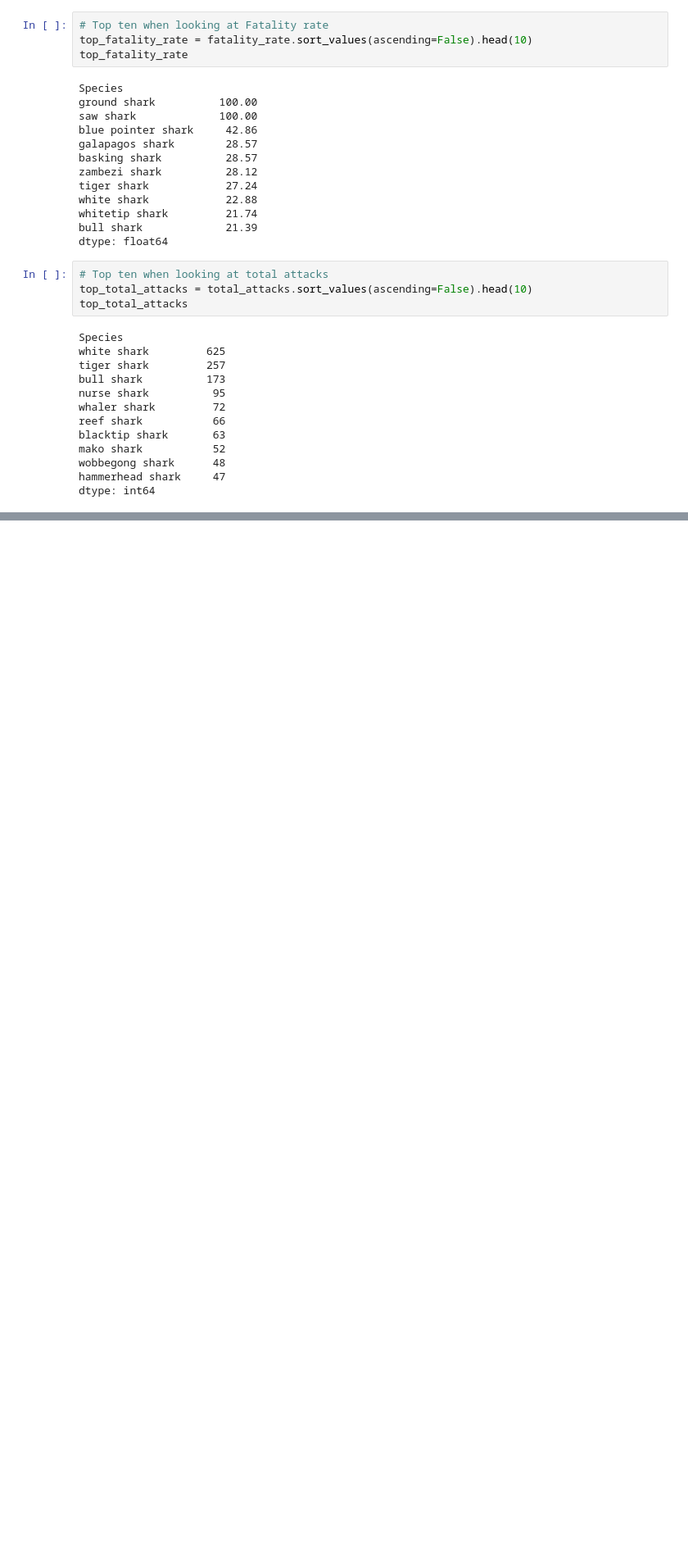
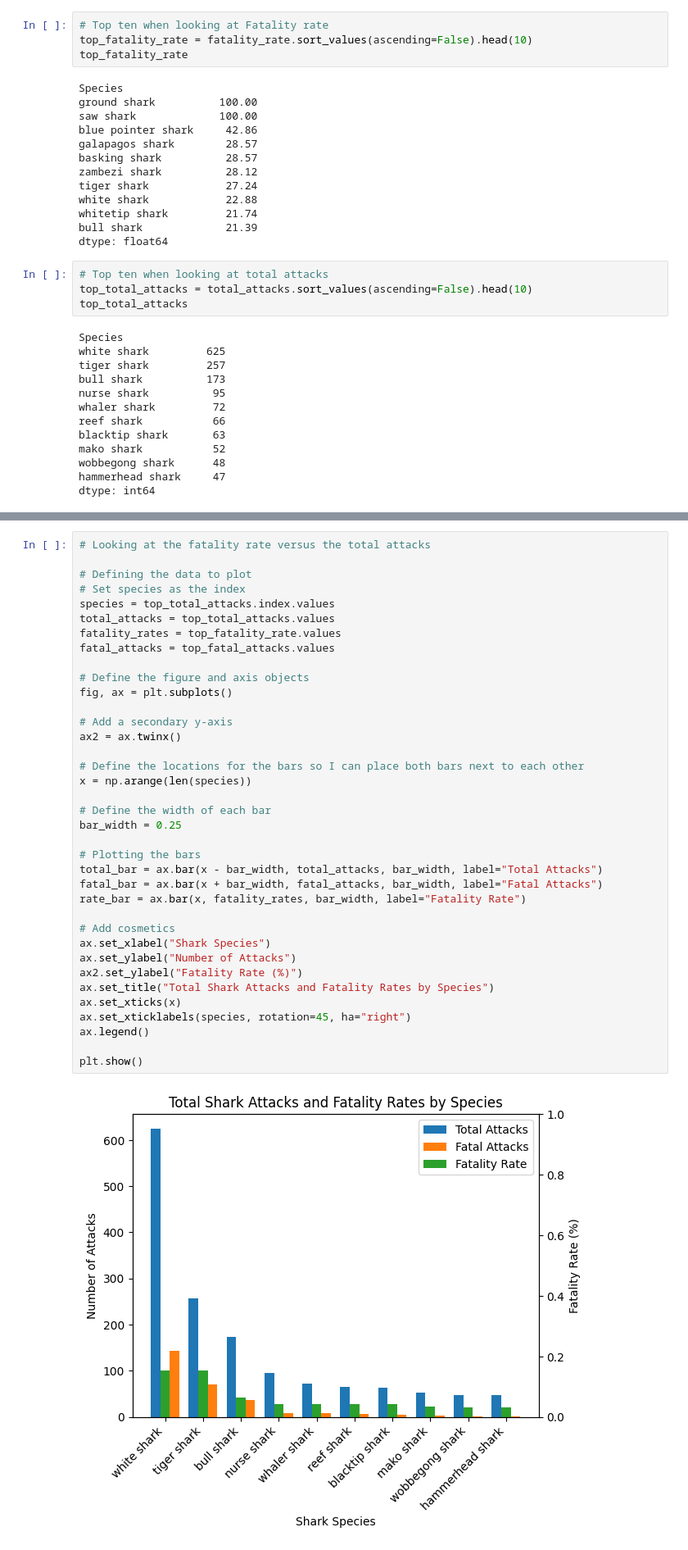
Before and after one commit to MevrouwHelderder/Assignments, a Jupyter notebook: Assignment_Shark_Attack.ipynb, the cells around one changed output, grey strips where cells are left out. Shown at 82% size. Cells and saved outputs as stored; diff of their text form; blank space fills up the shorter version.

```diff
--- a/Assignment_Shark_Attack.ipynb
+++ b/Assignment_Shark_Attack.ipynb
@@ -835,0 +787,39 @@ NameError: ignored
+# %%
+# Looking at the fatality rate versus the total attacks
+
+# Defining the data to plot
+# Set species as the index
+species = top_total_attacks.index.values
+total_attacks = top_total_attacks.values
+fatality_rates = top_fatality_rate.values
+fatal_attacks = top_fatal_attacks.values
+
+# Define the figure and axis objects
+fig, ax = plt.subplots()
+
+# Add a secondary y-axis
+ax2 = ax.twinx()
+
+# Define the locations for the bars so I can place both bars next to each other
+x = np.arange(len(species))
+
+# Define the width of each bar
+bar_width = 0.25
+
+# Plotting the bars
+total_bar = ax.bar(x - bar_width, total_attacks, bar_width, label="Total Attacks")
+fatal_bar = ax.bar(x + bar_width, fatal_attacks, bar_width, label="Fatal Attacks")
+rate_bar = ax.bar(x, fatality_rates, bar_width, label="Fatality Rate")
+
+# Add cosmetics
+ax.set_xlabel("Shark Species")
+ax.set_ylabel("Number of Attacks")
+ax2.set_ylabel("Fatality Rate (%)")
+ax.set_title("Total Shark Attacks and Fatality Rates by Species")
+ax.set_xticks(x)
+ax.set_xticklabels(species, rotation=45, ha="right")
+ax.legend()
+
+plt.show()
+# %% [output]
+[figure, added]
```
Also changed, not shown: parts of 9 cells of this notebook.
